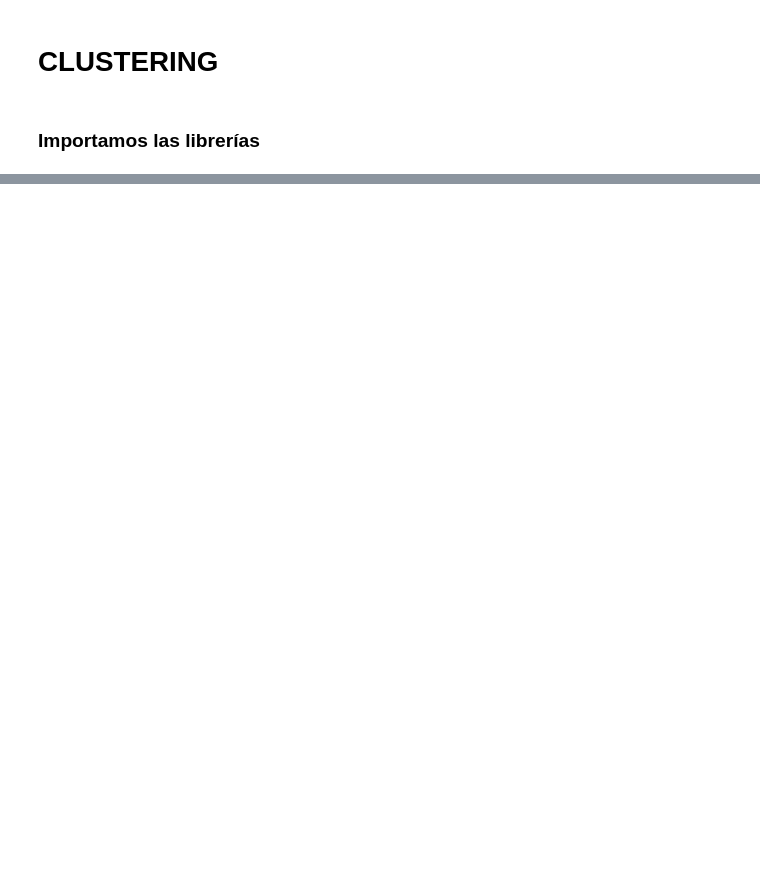
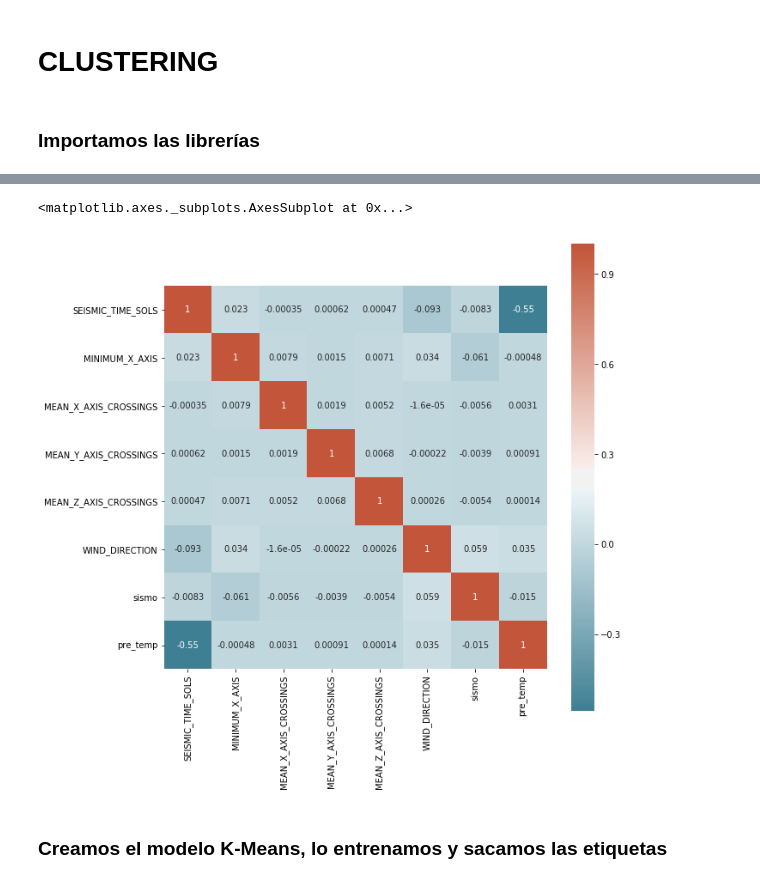
Before and after one commit to gabgarar/NASA---Mision-Vikings, a Jupyter notebook: CLUSTERING.ipynb, the cells around one changed output, grey strips where cells are left out. Saved outputs shown, nothing was run; the diff lists cells and outputs as text; code cells hidden in the pictures; blank space fills up the shorter version.

```diff
--- a/CLUSTERING.ipynb
+++ b/CLUSTERING.ipynb
@@ -245,0 +57,12 @@ Name: WINDSPEED, dtype: float64
+# %%
+#GRUPO 1 ->
+gp_1 = ['MEDIAN_X_AXIS', 'FIRST_X_AXIS',
+       'MAXIMUM_X_AXIS','RMS_X_AXIS_X100',
+       'RMS_Y_AXIS_X100', 'RMS_Z_AXIS_X100','WINDSPEED']
+
+#GRUPO 2 ->
+gp_2 = ['PRESSURE','AIR_TEMPERATURE']
+
+#GRUPO 3 ( INDEPENDIENTES ) ->
+gp_3 = ['SEISMIC_TIME_SOLS','MINIMUM_X_AXIS','MEAN_X_AXIS_CROSSINGS',
+       'MEAN_Y_AXIS_CROSSINGS', 'MEAN_Z_AXIS_CROSSINGS','WIND_DIRECTION']
@@ -245,0 +71,14 @@ Name: WINDSPEED, dtype: float64
+# %%
+# Indicamos el numero de columnas que tiene que salir
+sklearn_pca = sklearnPCA(n_components=1)
+
+# Aplicamos PCA para los dos conjuntos que hemos hecho a partir de analisis de correlaciones
+datos_pca_gp_1 = sklearn_pca.fit_transform(df_norm[gp_1])
+datos_pca_gp_2 = sklearn_pca.fit_transform(df_norm[gp_2])
+
+# Unimos para formar el dataset de entrenamiento del algoritmo de clustering
+
+core = df_norm[gp_3];
+core['sismo'] = datos_pca_gp_1;
+core['pre_temp'] = datos_pca_gp_2;
+core[core == np.nan].count()
@@ -245,0 +105,9 @@ Name: WINDSPEED, dtype: float64
+# %%
+f, ax = plt.subplots(figsize=(10,10))
+corr = core.corr()
+sns.heatmap(corr,square=True ,cmap=sns.diverging_palette(220, 20, as_cmap=True), ax=ax , annot = True)
+# %% [output]
+<matplotlib.axes._subplots.AxesSubplot at 0x...>
+[figure, added]
+# %% [markdown]
+### Creamos el modelo K-Means, lo entrenamos y sacamos las etiquetas
```
Also changed, not shown: parts of 49 cells of this notebook, 1 other file.
